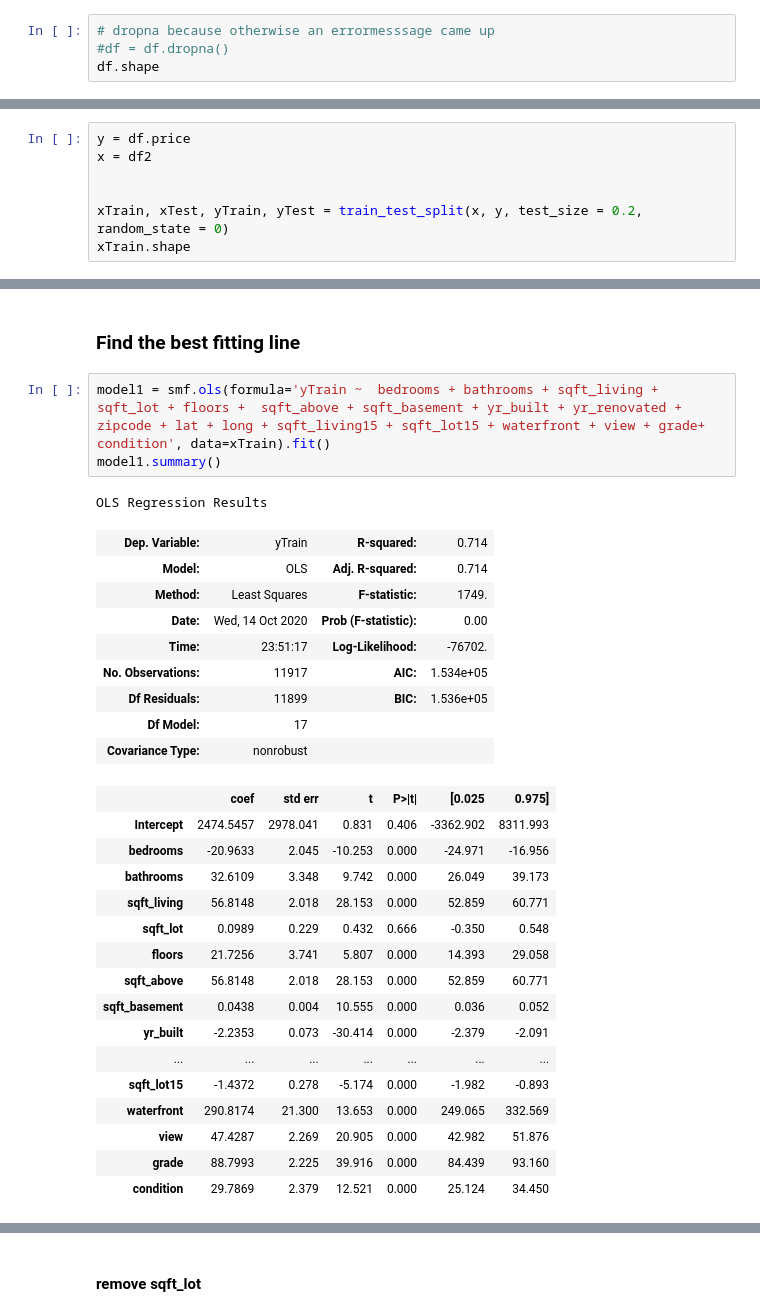
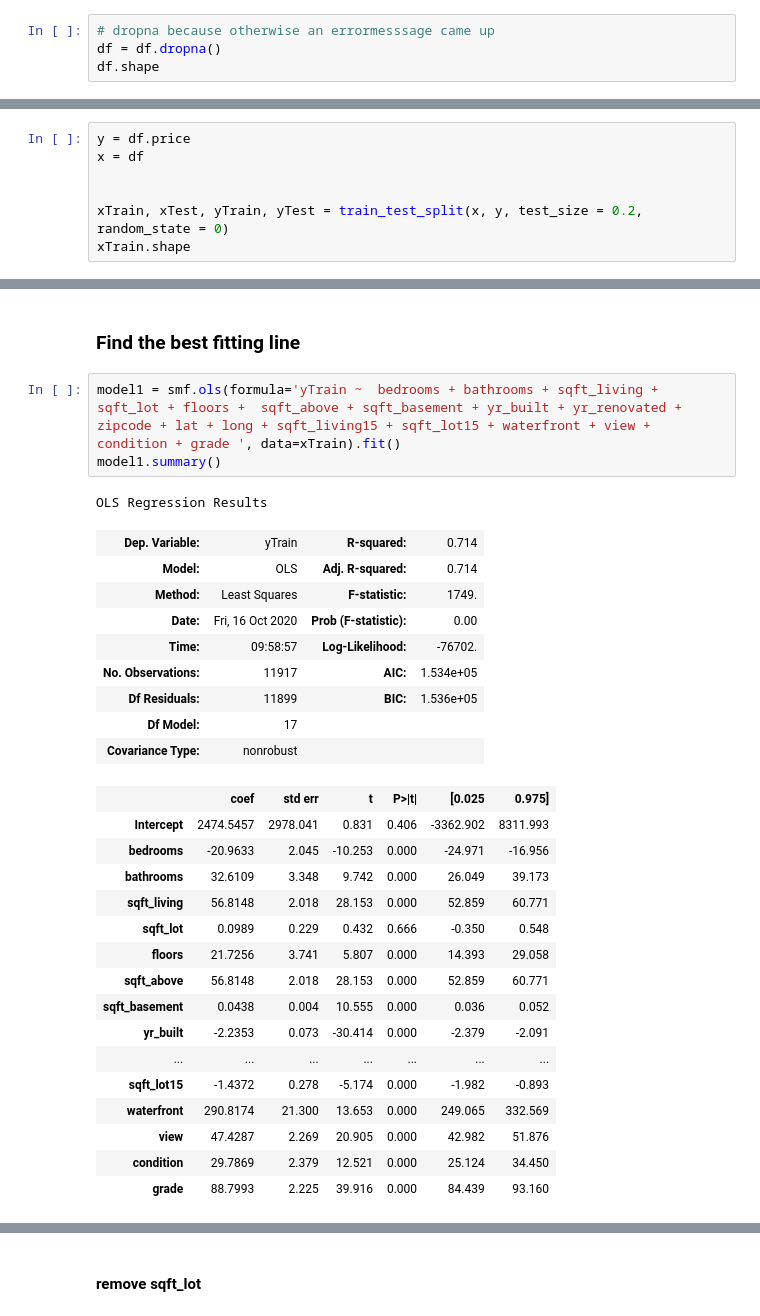
Before and after one commit to kevintomas1995/Kingcounty_EDA, a Jupyter notebook: LinReg.ipynb, the cells around one changed output, grey strips where cells are left out. Cells and saved outputs as stored; diff of their text form.

```diff
--- a/LinReg.ipynb
+++ b/LinReg.ipynb
@@ -118,6 +115,6 @@ df.shape
 ## Split the data in training and test set
 # %%
 # dropna because otherwise an errormesssage came up
-#df = df.dropna()
+df = df.dropna()
 df.shape
 # %% [output]
@@ -125,6 +122,6 @@ df.shape
 # %%
 y = df.price
-x = df2
+x = df
 
 
 xTrain, xTest, yTrain, yTest = train_test_split(x, y, test_size = 0.2, random_state = 0)
@@ -155,35 +161,35 @@ print(yTrain.shape)
 # %% [markdown]
 ### Find the best fitting line
 # %%
-model1 = smf.ols(formula='yTrain ~  bedrooms + bathrooms + sqft_living + sqft_lot + floors +  sqft_above + sqft_basement + yr_built + yr_renovated + zipcode + lat + long + sqft_living15 + sqft_lot15 + waterfront + view + grade+ condition', data=xTrain).fit()
+model1 = smf.ols(formula='yTrain ~  bedrooms + bathrooms + sqft_living + sqft_lot + floors +  sqft_above + sqft_basement + yr_built + yr_renovated + zipcode + lat + long + sqft_living15 + sqft_lot15 + waterfront + view + condition + grade ', data=xTrain).fit()
 model1.summary()
 # %% [output]
 OLS Regression Results
 | Dep. Variable: | yTrain | R-squared: | 0.714 |
 | Model: | OLS | Adj. R-squared: | 0.714 |
 | Method: | Least Squares | F-statistic: | 1749. |
-| Date: | Wed, 14 Oct 2020 | Prob (F-statistic): | 0.00 |
-| Time: | 23:51:17 | Log-Likelihood: | -76702. |
+| Date: | Fri, 16 Oct 2020 | Prob (F-statistic): | 0.00 |
+| Time: | 09:58:57 | Log-Likelihood: | -76702. |
 | No. Observations: | 11917 | AIC: | 1.534e+05 |
 | Df Residuals: | 11899 | BIC: | 1.536e+05 |
 | Df Model: | 17 |  |  |
 | Covariance Type: | nonrobust |  |  |
 |  | coef | std err | t | P>|t| | [0.025 | 0.975] |
 | Intercept | 2474.5457 | 2978.041 | 0.831 | 0.406 | -3362.902 | 8311.993 |
 | bedrooms | -20.9633 | 2.045 | -10.253 | 0.000 | -24.971 | -16.956 |
 | bathrooms | 32.6109 | 3.348 | 9.742 | 0.000 | 26.049 | 39.173 |
 | sqft_living | 56.8148 | 2.018 | 28.153 | 0.000 | 52.859 | 60.771 |
 | sqft_lot | 0.0989 | 0.229 | 0.432 | 0.666 | -0.350 | 0.548 |
 | floors | 21.7256 | 3.741 | 5.807 | 0.000 | 14.393 | 29.058 |
 | sqft_above | 56.8148 | 2.018 | 28.153 | 0.000 | 52.859 | 60.771 |
 | sqft_basement | 0.0438 | 0.004 | 10.555 | 0.000 | 0.036 | 0.052 |
 | yr_built | -2.2353 | 0.073 | -30.414 | 0.000 | -2.379 | -2.091 |
 | ... | ... | ... | ... | ... | ... | ... |
 | sqft_lot15 | -1.4372 | 0.278 | -5.174 | 0.000 | -1.982 | -0.893 |
 | waterfront | 290.8174 | 21.300 | 13.653 | 0.000 | 249.065 | 332.569 |
 | view | 47.4287 | 2.269 | 20.905 | 0.000 | 42.982 | 51.876 |
+| condition | 29.7869 | 2.379 | 12.521 | 0.000 | 25.124 | 34.450 |
 | grade | 88.7993 | 2.225 | 39.916 | 0.000 | 84.439 | 93.160 |
-| condition | 29.7869 | 2.379 | 12.521 | 0.000 | 25.124 | 34.450 |
 | Omnibus: | 3536.324 | Durbin-Watson: | 1.959 |
 | Prob(Omnibus): | 0.000 | Jarque-Bera (JB): | 19450.903 |
 | Skew: | 1.317 | Prob(JB): | 0.00 |
```
Also changed, not shown: parts of 18 cells of this notebook, 5 other files.
